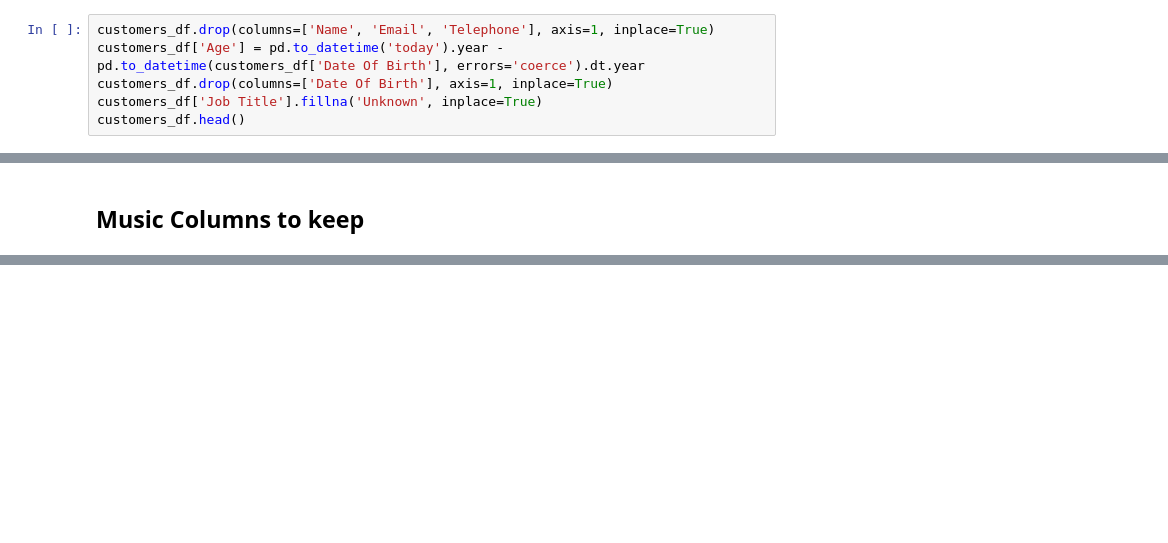
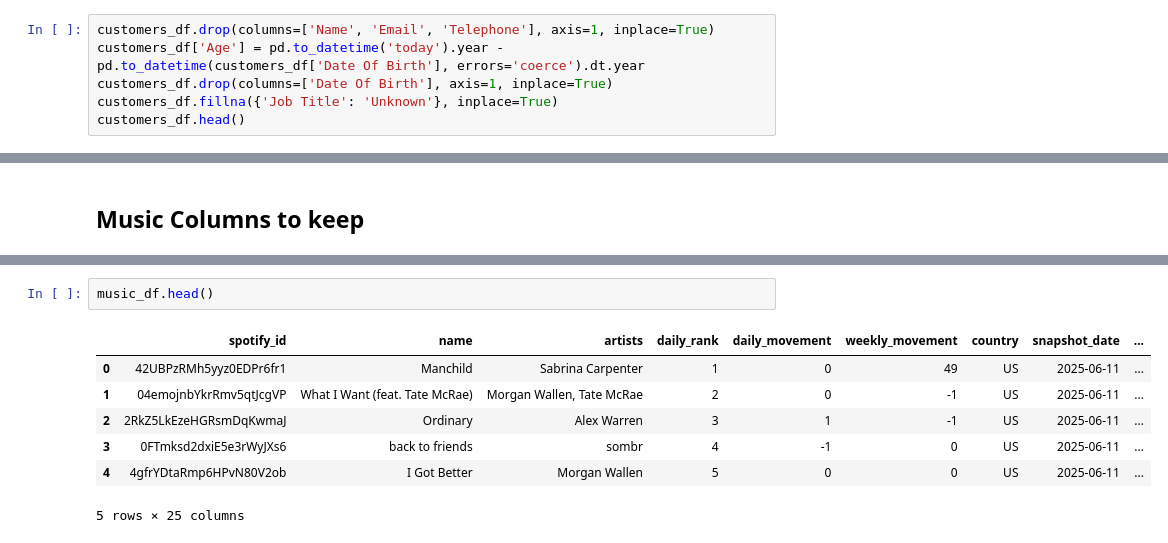
Before and after one commit to lancemelon/music_fashion_popularity_analysis, a Jupyter notebook: notebooks/etl.ipynb, the cells around one changed output, grey strips where cells are left out. Saved outputs shown, nothing was run; the diff lists cells and outputs as text; blank space fills up the shorter version.

```diff
--- a/notebooks/etl.ipynb
+++ b/notebooks/etl.ipynb
@@ -38,6 +49,6 @@ music_df = pd.read_csv('../datasets/raw/music_data/universal_top_spotify_songs.c
 customers_df.drop(columns=['Name', 'Email', 'Telephone'], axis=1, inplace=True)
 customers_df['Age'] = pd.to_datetime('today').year - pd.to_datetime(customers_df['Date Of Birth'], errors='coerce').dt.year
 customers_df.drop(columns=['Date Of Birth'], axis=1, inplace=True)
-customers_df['Job Title'].fillna('Unknown', inplace=True)
+customers_df.fillna({'Job Title': 'Unknown'}, inplace=True)
 customers_df.head()
 # %% [output]
@@ -180,0 +205,10 @@ music_df.head(-1)
+# %%
+music_df.head()
+# %% [output]
+|  | spotify_id | name | artists | daily_rank | daily_movement | weekly_movement | country | snapshot_date | ... |
+| 0 | 42UBPzRMh5yyz0EDPr6fr1 | Manchild | Sabrina Carpenter | 1 | 0 | 49 | US | 2025-06-11 | ... |
+| 1 | 04emojnbYkrRmv5qtJcgVP | What I Want (feat. Tate McRae) | Morgan Wallen, Tate McRae | 2 | 0 | -1 | US | 2025-06-11 | ... |
+| 2 | 2RkZ5LkEzeHGRsmDqKwmaJ | Ordinary | Alex Warren | 3 | 1 | -1 | US | 2025-06-11 | ... |
+| 3 | 0FTmksd2dxiE5e3rWyJXs6 | back to friends | sombr | 4 | -1 | 0 | US | 2025-06-11 | ... |
+| 4 | 4gfrYDtaRmp6HPvN80V2ob | I Got Better | Morgan Wallen | 5 | 0 | 0 | US | 2025-06-11 | ... |
+5 rows × 25 columns
```
Also changed, not shown: parts of 27 cells of this notebook, 1 other file.
